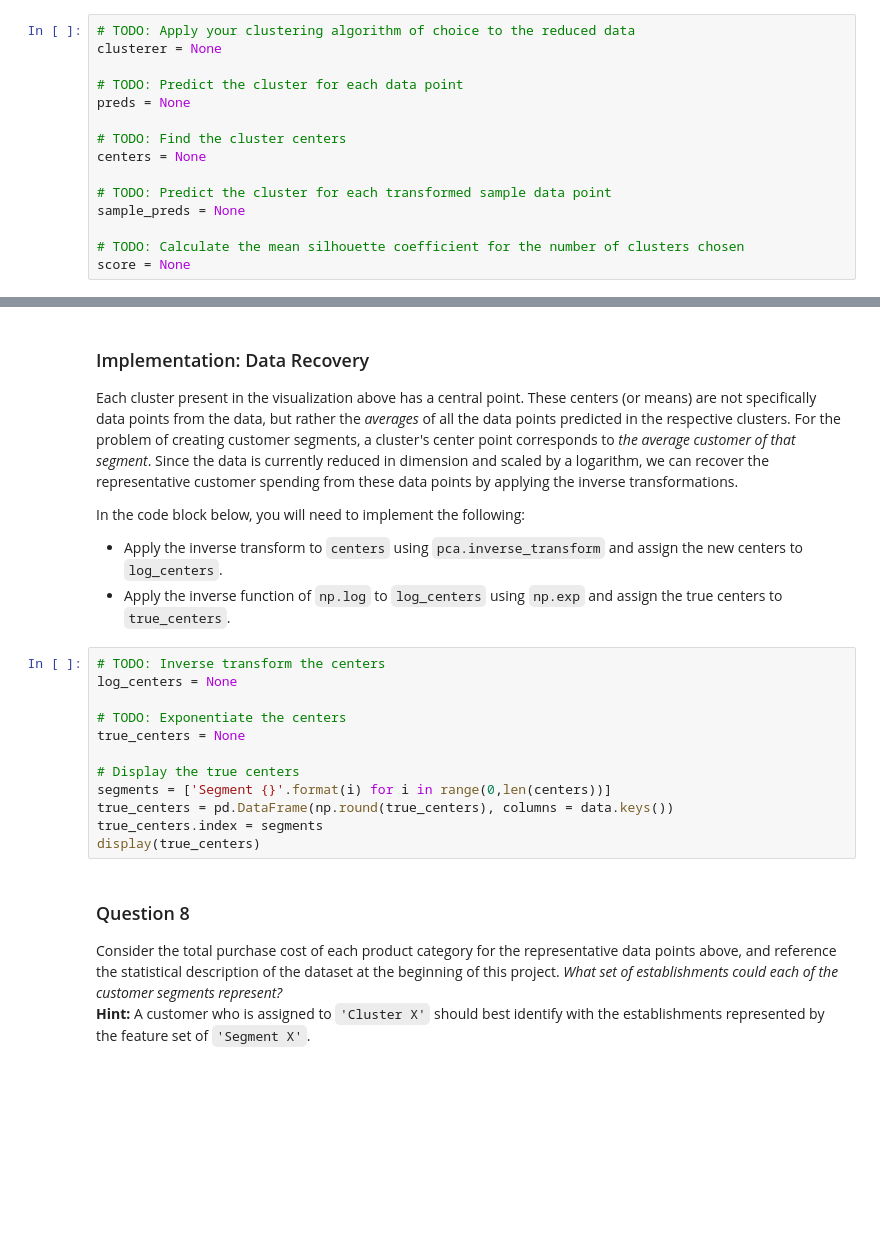
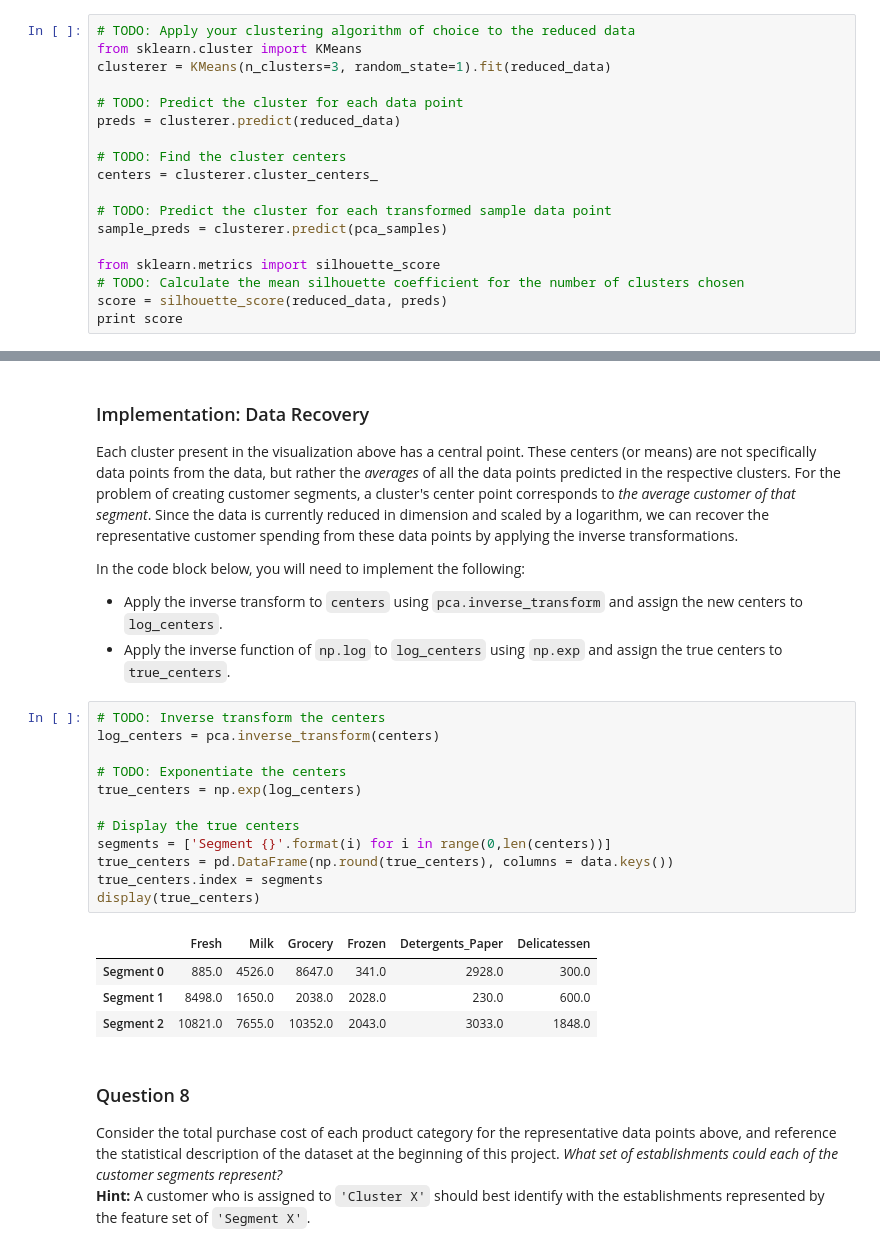
Before and after one commit to paul-o-alto/udacity-projects, a Jupyter notebook: machine-learning/customer_segments.ipynb, the cells around one changed output, grey strips where cells are left out. Saved outputs shown, nothing was run; the diff lists cells and outputs as text; blank space fills up the shorter version.

```diff
--- a/machine-learning/customer_segments.ipynb
+++ b/machine-learning/customer_segments.ipynb
@@ -360,16 +381,19 @@ In the code block below, you will need to implement the following:
    - Assign the silhouette score to `score` and print the result.
 # %%
 # TODO: Apply your clustering algorithm of choice to the reduced data
-clusterer = None
+from sklearn.cluster import KMeans
+clusterer = KMeans(n_clusters=3, random_state=1).fit(reduced_data)
 
 # TODO: Predict the cluster for each data point
-preds = None
+preds = clusterer.predict(reduced_data)
 
 # TODO: Find the cluster centers
-centers = None
+centers = clusterer.cluster_centers_
 
 # TODO: Predict the cluster for each transformed sample data point
-sample_preds = None
+sample_preds = clusterer.predict(pca_samples)
 
+from sklearn.metrics import silhouette_score
 # TODO: Calculate the mean silhouette coefficient for the number of clusters chosen
-score = None
+score = silhouette_score(reduced_data, preds)
+print score
@@ -393,16 +421,21 @@ In the code block below, you will need to implement the following:
  - Apply the inverse function of `np.log` to `log_centers` using `np.exp` and assign the true centers to `true_centers`.
 # %%
 # TODO: Inverse transform the centers
-log_centers = None
+log_centers = pca.inverse_transform(centers)
 
 # TODO: Exponentiate the centers
-true_centers = None
+true_centers = np.exp(log_centers)
 
 # Display the true centers
 segments = ['Segment {}'.format(i) for i in range(0,len(centers))]
 true_centers = pd.DataFrame(np.round(true_centers), columns = data.keys())
 true_centers.index = segments
 display(true_centers)
+# %% [output]
+|  | Fresh | Milk | Grocery | Frozen | Detergents_Paper | Delicatessen |
+| Segment 0 | 885.0 | 4526.0 | 8647.0 | 341.0 | 2928.0 | 300.0 |
+| Segment 1 | 8498.0 | 1650.0 | 2038.0 | 2028.0 | 230.0 | 600.0 |
+| Segment 2 | 10821.0 | 7655.0 | 10352.0 | 2043.0 | 3033.0 | 1848.0 |
 # %% [markdown]
 ### Question 8
 Consider the total purchase cost of each product category for the representative data points above, and reference the statistical description of the dataset at the beginning of this project. *What set of establishments could each of the customer segments represent?*
```
Also changed, not shown: parts of 29 cells of this notebook, 16 other files.
